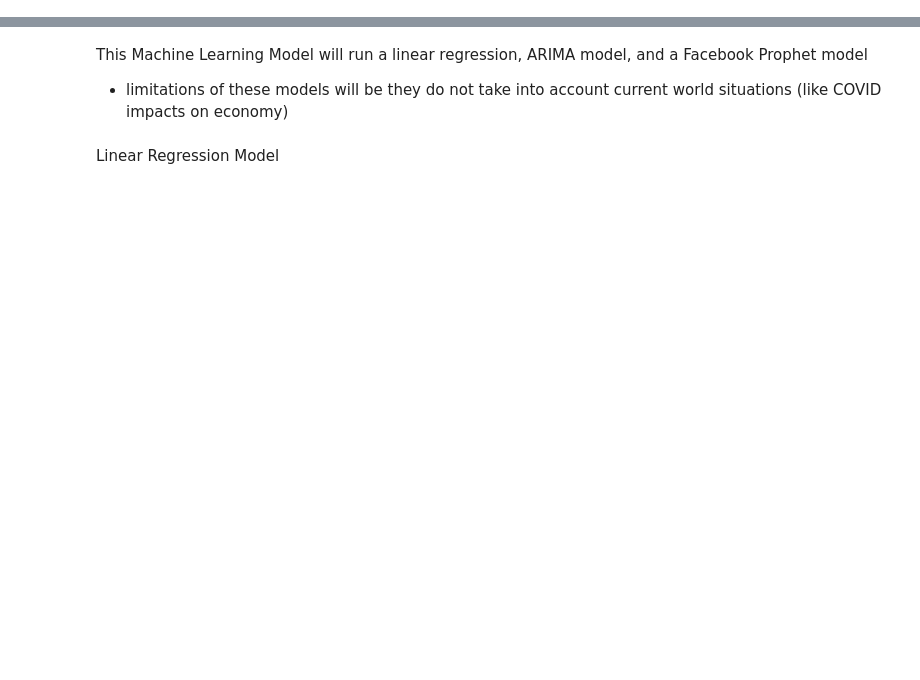
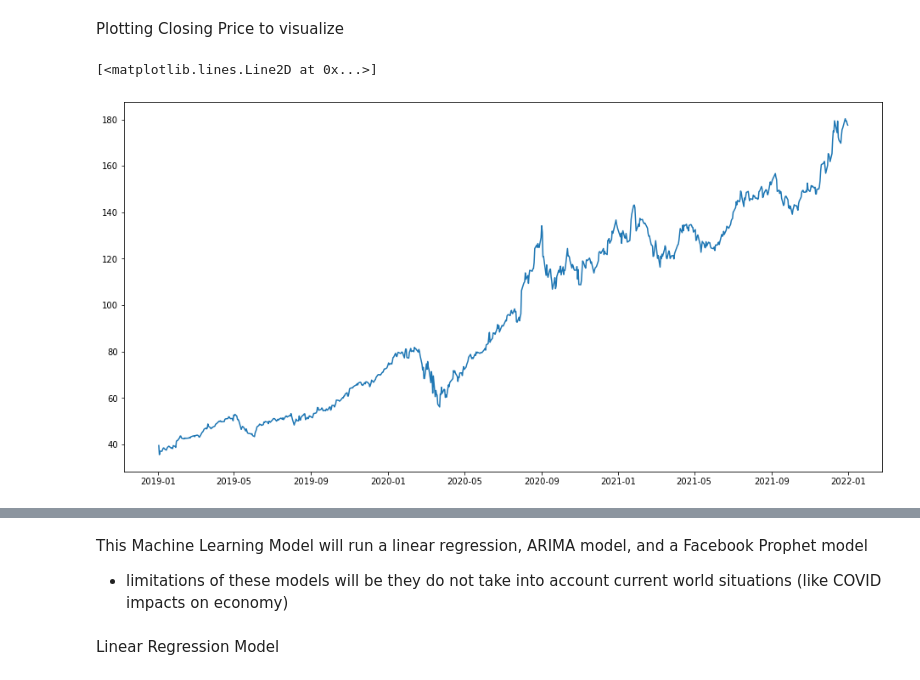
Before and after one commit to Roark23/Final_Project, a Jupyter notebook: ML_update.ipynb, the cells around one changed output, grey strips where cells are left out. Saved outputs shown, nothing was run; the diff lists cells and outputs as text; code cells hidden in the pictures; blank space fills up the shorter version.

```diff
--- a/ML_update.ipynb
+++ b/ML_update.ipynb
@@ -13,0 +14,5 @@ df = import
+# %%
+import yfinance as yf
+df_apple = yf.download('AAPL', start='2019-01-01', end='2022-01-01', progress=False)
+
+df_apple.head()
@@ -14,8 +29,9 @@ df = import
+# %% [markdown]
+Plotting Closing Price to visualize
 # %%
-# setting index as date
-df['Date'] = pd.to_datetime(df['Date'], format='%Y-%m-%d')
-df.index = df['Date']
-
 #plot
 plt.figure(figsize=(16,8))
-plt.plot(df['Close'], label='Close Price History')
+plt.plot(df_apple['Close'], label='Close Price History')
+# %% [output]
+[<matplotlib.lines.Line2D at 0x...>]
+[figure, added]
```
Also changed, not shown: parts of 30 cells of this notebook.
